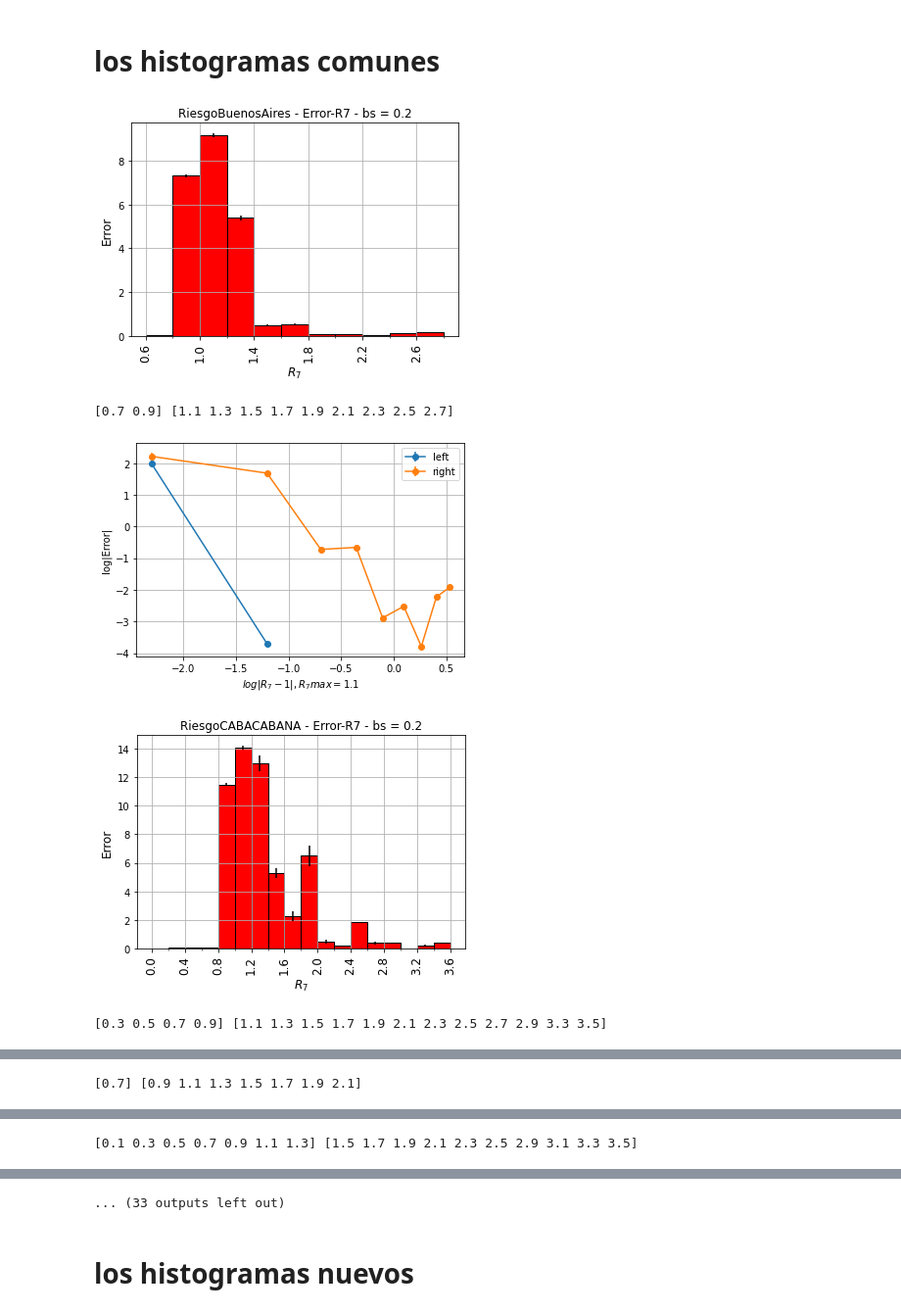
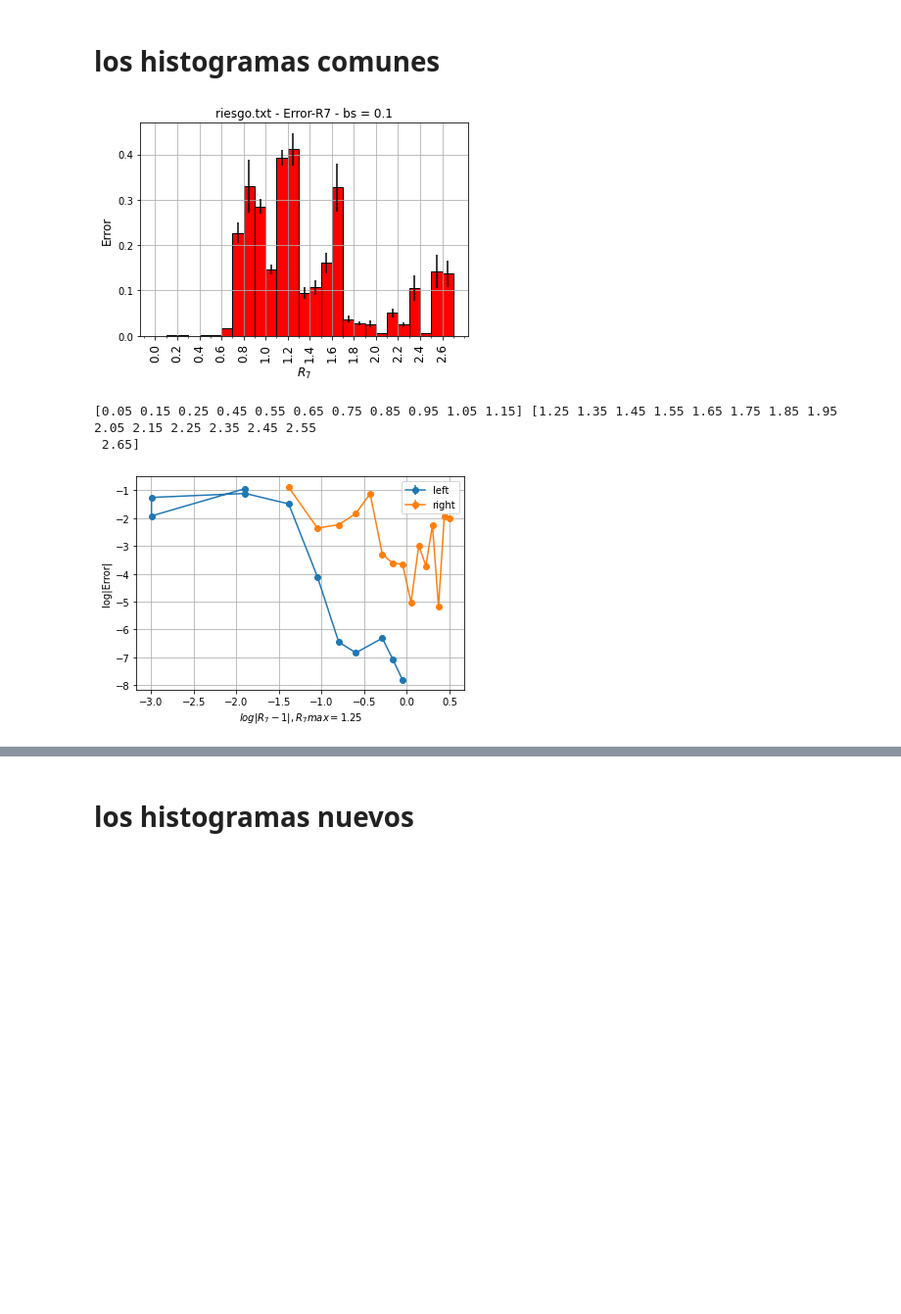
Before and after one commit to denisecammarota/tesis-ib, a Jupyter notebook: Graficos_error/Graficos_Error_Riesgo_6.ipynb, the cells around one changed output, grey strips where cells are left out. Shown at 98% size. Drawn from its saved outputs; the diff is of its cells as text; code cells hidden in the pictures; blank space fills up the shorter version.

```diff
--- a/Graficos_error/Graficos_Error_Riesgo_6.ipynb
+++ b/Graficos_error/Graficos_Error_Riesgo_6.ipynb
@@ -4,7 +4,7 @@ from os.path import isfile, join
 import numpy as np
 import matplotlib.pyplot as plt
 import pandas as pd
-mypath = 'Datos_Provs' #path with files to analyze
+mypath = 'Datos_Total' #path with files to analyze
 from matplotlib.ticker import AutoMinorLocator
 files = [f for f in listdir(mypath) if isfile(join(mypath, f))] #get all file names of that path
 from scipy.optimize import curve_fit
@@ -68,7 +68,7 @@ def make_hist(file_name,error,r_seven,bs,loc=2,save=False):
         c_bins[i] = (2*i+1)*(bs/2) + min_v
         i = i +1
     plt.figure()
-    plt.title(str(file_name)+' - Error-R7 - bs = 0.2')
+    plt.title(str(file_name)+' - Error-R7 - bs = 0.1')
     ax = plt.axes()
     ax.set_xticks(rr_bins)
     ax.set_xticklabels(())
@@ -79,7 +79,7 @@ def make_hist(file_name,error,r_seven,bs,loc=2,save=False):
     plt.xticks(fontsize=12,rotation=90)
     plt.grid()
     plt.bar(c_bins, e_bins, bs, color='r',edgecolor='k',yerr=std_bins)
-    plt.savefig('Hist_nue_13nov/'+str(file_name)+'_Hist.pdf')
+    plt.savefig(str(file_name)+'_Hist.pdf')
     plt.show()
     return c_bins,e_bins,std_bins,o_bins
 # %%
@@ -170,15 +170,14 @@ def exponential(x,a,b):
 # los histogramas comunes
 # %%
 for file in files:
-    bs = 0.2
+    bs = 0.1
     file_name = file
     error,r_seven = get_Error(file_name)
     b_centers,b_errors,b_std,c_obs = make_hist(file_name,error,r_seven,bs,loc=2)
     #save_data(b_centers,b_errors,b_std,c_obs,file_name)
     graph_loglog(b_centers,b_errors,b_std,file_name)
 # %% [output]
-[figure, old version]
+[figure, new version]
-[0.7 0.9] [1.1 1.3 1.5 1.7 1.9 2.1 2.3 2.5 2.7]
+[0.05 0.15 0.25 0.45 0.55 0.65 0.75 0.85 0.95 1.05 1.15] [1.25 1.35 1.45 1.55 1.65 1.75 1.85 1.95 2.05 2.15 2.25 2.35 2.45 2.55
+ 2.65]
-[figure, old version]
+[figure, new version]
-[figure, removed]
-[0.3 0.5 0.7 0.9] [1.1 1.3 1.5 1.7 1.9 2.1 2.3 2.5 2.7 2.9 3.3 3.5]
@@ -187 +183,0 @@ for file in files:
-[0.7] [0.9 1.1 1.3 1.5 1.7 1.9 2.1]
@@ -190 +183,0 @@ for file in files:
-[0.1 0.3 0.5 0.7 0.9 1.1 1.3] [1.5 1.7 1.9 2.1 2.3 2.5 2.9 3.1 3.3 3.5]
@@ -192,4 +184,3 @@ for file in files:
-... (33 outputs left out)
 # %% [markdown]
 # los histogramas nuevos
 # %%
```
Also changed, not shown: parts of 4 cells of this notebook.
